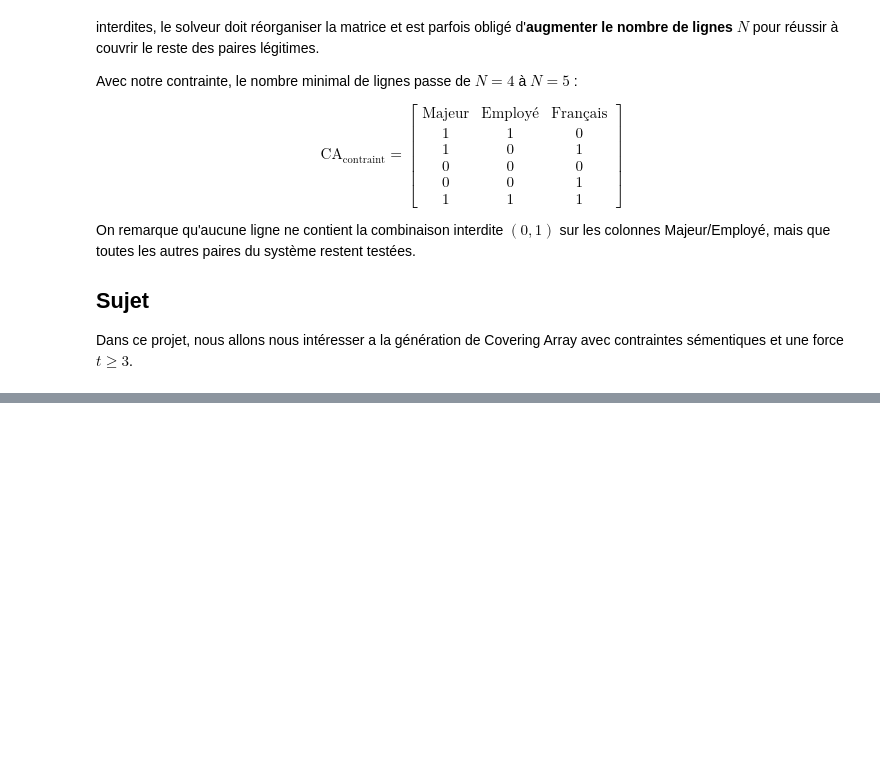
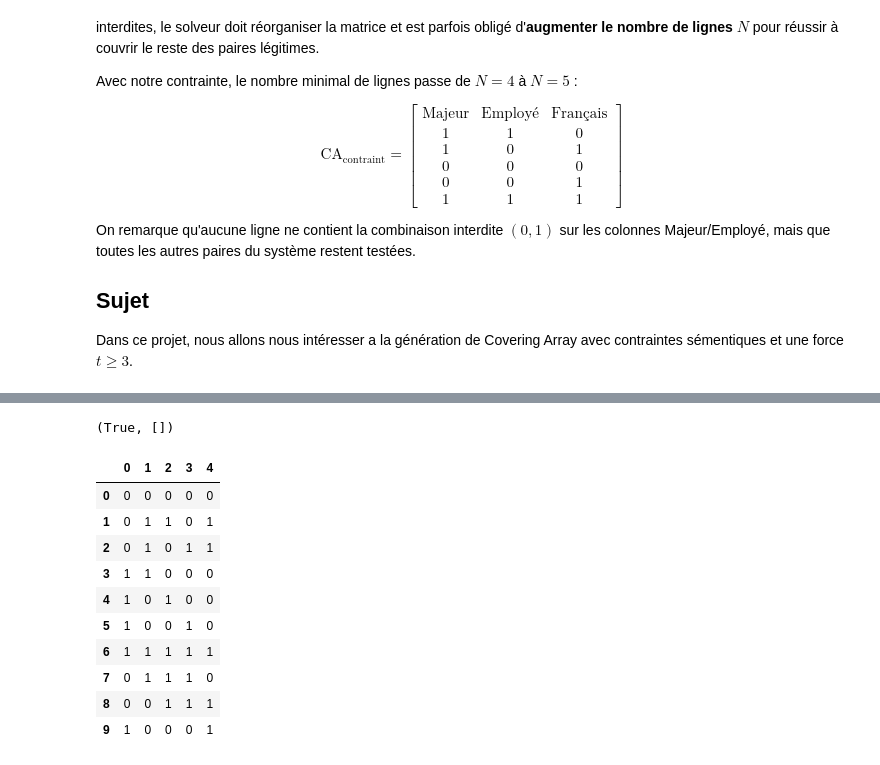
Before and after one commit to jsboigeEpita/2026-Epita-Programmation-par-Contraintes, a Jupyter notebook: H4-Covering-Arrays/src/main.ipynb, the cells around one changed output, grey strips where cells are left out. Cells and saved outputs as stored; diff of their text form; code cells hidden in the pictures; blank space fills up the shorter version.

```diff
--- a/H4-Covering-Arrays/src/main.ipynb
+++ b/H4-Covering-Arrays/src/main.ipynb
@@ -316,0 +815,18 @@ CA.pretty_print()
+# %%
+CA_generator_CPSAT = CPSATGenerator(p, t=3)
+CA1 = CA_generator_CPSAT.generate()
+print(CA1.is_valid())
+CA1.to_data_frame()
+# %% [output]
+(True, [])
+|  | 0 | 1 | 2 | 3 | 4 |
+| 0 | 0 | 0 | 0 | 0 | 0 |
+| 1 | 0 | 1 | 1 | 0 | 1 |
+| 2 | 0 | 1 | 0 | 1 | 1 |
+| 3 | 1 | 1 | 0 | 0 | 0 |
+| 4 | 1 | 0 | 1 | 0 | 0 |
+| 5 | 1 | 0 | 0 | 1 | 0 |
+| 6 | 1 | 1 | 1 | 1 | 1 |
+| 7 | 0 | 1 | 1 | 1 | 0 |
+| 8 | 0 | 0 | 1 | 1 | 1 |
+| 9 | 1 | 0 | 0 | 0 | 1 |
```
Also changed, not shown: parts of 17 cells of this notebook.
